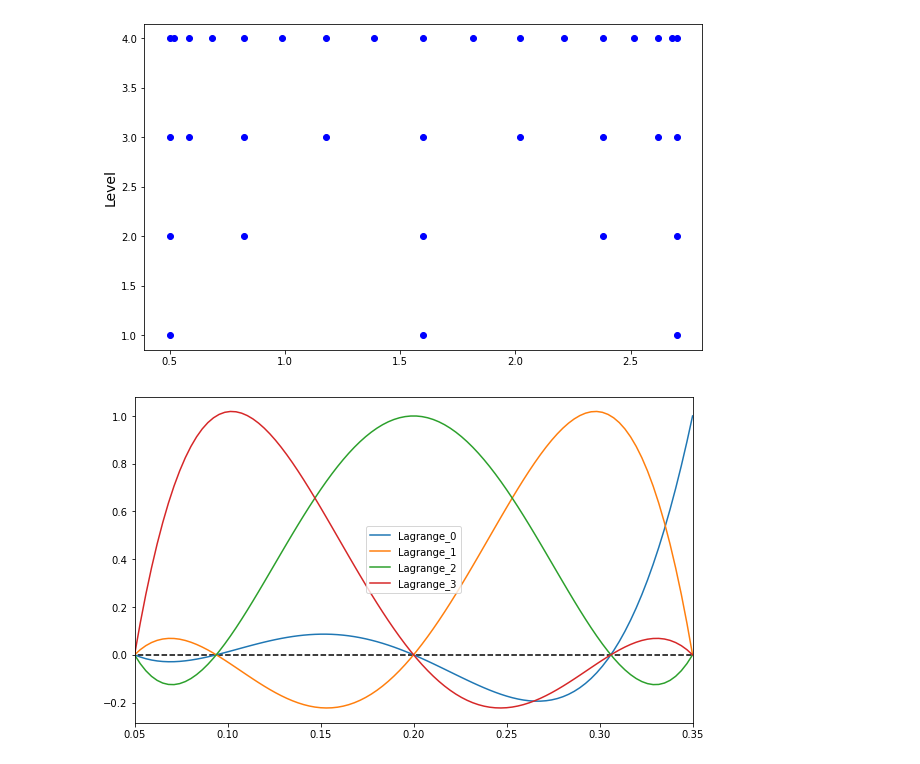
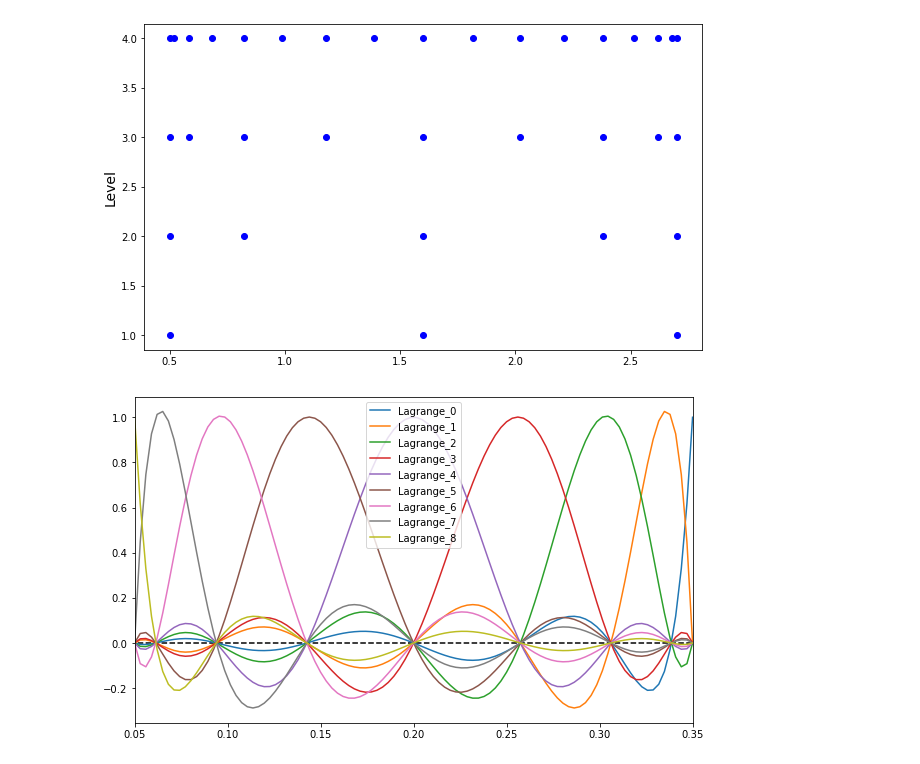
Before and after one commit to SByeUva/uncertainty_quantification, a Jupyter notebook: 06_homework/HW6.ipynb, the cells around one changed output. Drawn from its saved outputs; the diff is of its cells as text; code cells hidden in the pictures.

```diff
--- a/06_homework/HW6.ipynb
+++ b/06_homework/HW6.ipynb
@@ -96,0 +142,22 @@ def System_solver(N, domain, boundary, kappa, steps = 100):
+# %%
+mc_ord = 1000
+
+N, M = 251, 33
+x_vals = np.linspace(-1, 1, N)
+
+mc_Z_vals = np.random.rand(mc_ord)*0.3+0.05
+results = [[] for x in mc_Z_vals]
+
+SC = Stoch_Collocation()
+
+for i, kappa in enumerate(mc_Z_vals):
+    results[i] = SC.stoch_colloctation(N, M, x_vals, kappa)
+
+results_flip = np.array(results).T
+
+
+mean = np.mean(results_flip, axis=1)
+std = np.std(results_flip, axis=1)
+# percentiles
+perc5 = np.percentile(results_flip, 5, axis=1)
+perc95 = np.percentile(results_flip, 95, axis=1)
@@ -97,3 +228,21 @@ def System_solver(N, domain, boundary, kappa, steps = 100):
 # %% [markdown]
 ### TESTS - Ignore
 -------
+# %%
+# general test for approximation results
+
+N, M = 50, 2**2 + 1
+x_vals = np.linspace(-1, 1, N)
+x_vals2 = np.linspace(-1, 1, 250)
+
+kappa = np.random.rand()*0.3+0.05
+SC = Stoch_Collocation()
+
+approx = SC.stoch_colloctation(N, M, x_vals, kappa)
+real = System_solver(250, [-1, 1], [1, -1], kappa)
+
+plt.figure(figsize=(10,6))
+plt.plot(x_vals, approx, label='approx');
+plt.plot(x_vals2, real, label='real');
+
+plt.legend(title=f'$\kappa = {round(kappa,3)}$');
@@ -122,22 +273,22 @@ for M in range(1, 5):
 [figure]
 # %%
 # Lagrange polynomial test
-M = 4
+M = 9
 
 Z_vals = Clenshaw_Curtis(M, [0.05, 0.35])
 
 results = [[] for i in range(M)]
 for k in range(M):
     x_vals = np.linspace(0.05, 0.35, 100)
     for Z in x_vals:
         results[k].append(Lagrange(Z, Z_vals, k))
 
 plt.figure(figsize=(10,6))
 plt.xlim(0.05, 0.35)
 plt.hlines(0, -1, 1, color='black', ls='--');
 for k in range(M):
     plt.plot(x_vals, results[k], label=f'Lagrange_{k}');
 
 plt.legend();
 # %% [output]
-[figure, old version]
+[figure, new version]
```
Also changed, not shown: parts of 8 cells of this notebook.
